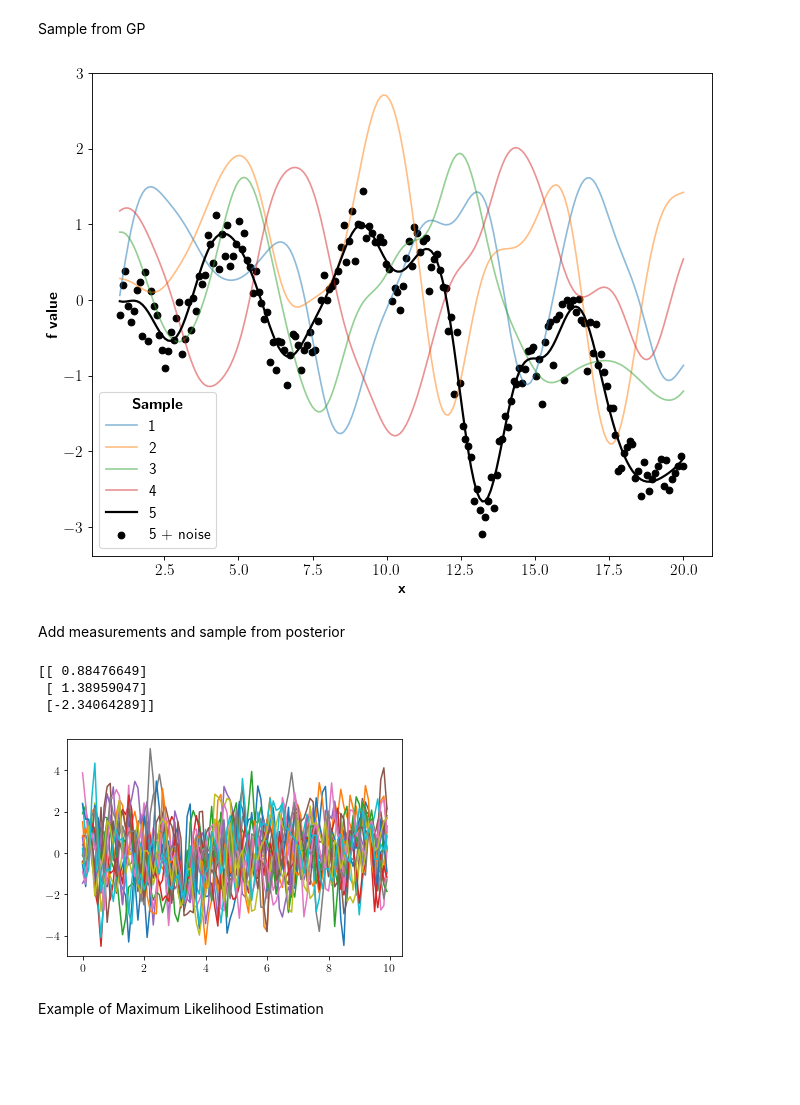
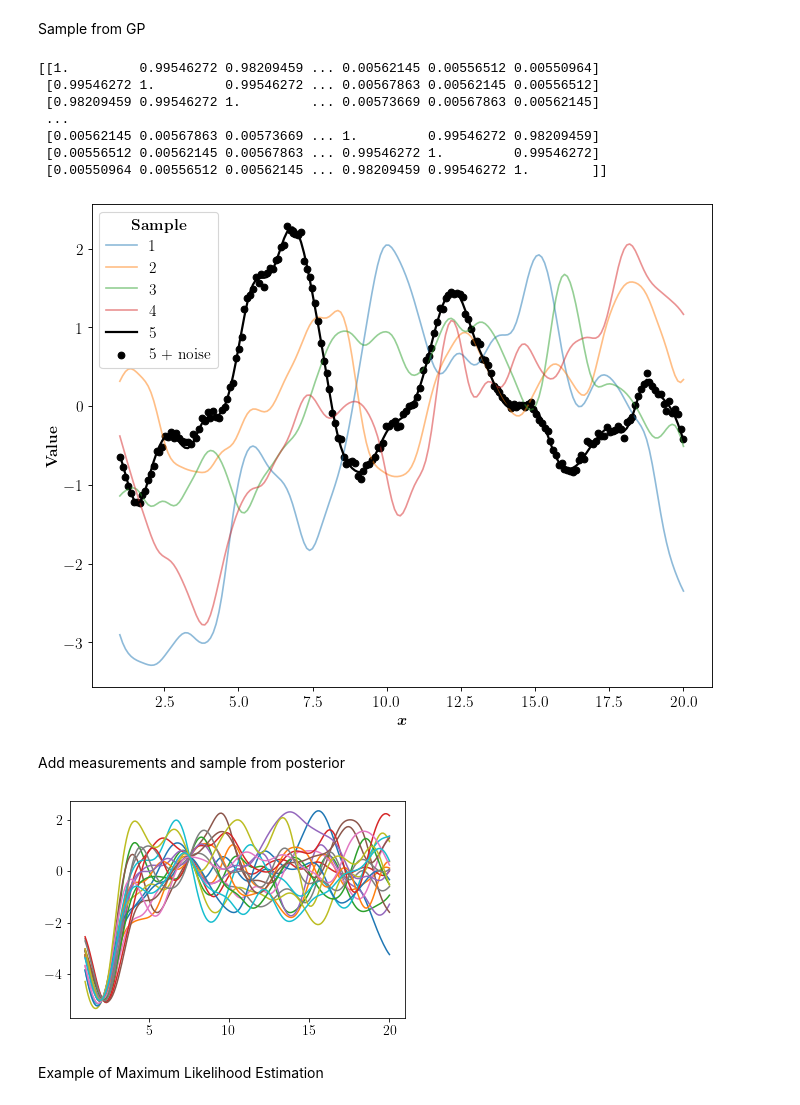
Before and after one commit to sooogzzz/GPnotebook, a Jupyter notebook: refractored_code.ipynb, the cells around one changed output. Drawn from its saved outputs; the diff is of its cells as text; code cells hidden in the pictures; blank space fills up the shorter version.

```diff
--- a/refractored_code.ipynb
+++ b/refractored_code.ipynb
@@ -202,60 +439,66 @@ x = np.linspace(xmin,xmax,n).reshape(-1,1)
 
 # define hyps
 a = 1
+alpha = 1
 d = 1
 
-Kx = Kexp([a,d],x,x)
+Kx = Krq([a,alpha,d],x,x)
 sqrtKx = np.real( la.sqrtm(Kx) )
 
-y = np.random.normal(0,1, (1,n)) @ sqrtKx # draw from gp
+y = (np.random.normal(0,1, (1,n)) @ sqrtKx).reshape(-1,1) # draw from gp
+# %%
+print(Kx)
+# %% [output]
+[[1.         0.99546272 0.98209459 ... 0.00562145 0.00556512 0.00550964]
+ [0.99546272 1.         0.99546272 ... 0.00567863 0.00562145 0.00556512]
+ [0.98209459 0.99546272 1.         ... 0.00573669 0.00567863 0.00562145]
+ ...
+ [0.00562145 0.00567863 0.00573669 ... 1.         0.99546272 0.98209459]
+ [0.00556512 0.00562145 0.00567863 ... 0.99546272 1.         0.99546272]
+ [0.00550964 0.00556512 0.00562145 ... 0.98209459 0.99546272 1.        ]]
 # %%
-sig = 0.25
+sig = 0.05
 plt.figure(figsize=(10,8), dpi = 80)
 for i in range(6):
     if i<4:
-        y = np.random.normal(0,1, (1,n)) @ sqrtKx # draw from gp
-        plt.plot(x,y.reshape(-1,1), label = f'{i+1}', alpha = 0.5)
+        y = (np.random.normal(0,1, (1,n)) @ sqrtKx).reshape(-1,1) # draw from gp
+        plt.plot(x,y, label = f'{i+1}', alpha = 0.5)
     elif i == 4:
-        y = np.random.normal(0,1, (1,n)) @ sqrtKx # draw from gp
-        plt.plot(x,y.reshape(-1,1), label = f'{i+1}', alpha = 1, linewidth= 2, color = 'k')
+        y = (np.random.normal(0,1, (1,n)) @ sqrtKx).reshape(-1,1) # draw from gp
+        plt.plot(x,y, label = f'{i+1}', alpha = 1, linewidth= 2, color = 'k')
     else:
-        y_noise = y + np.random.normal(0,sig, (1,n) )   # draw from gp with noise
-        plt.scatter(x,y_noise.reshape(-1,1), label = f'{i} + noise', alpha = 1, color = 'k')
+        y_noise = (y + np.random.normal(0,sig, (n,1) ))   # draw from gp with noise
+        plt.scatter(x,y_noise, label = f'{i} + noise', alpha = 1, color = 'k')
 
 plt.legend(title = r'\textbf{Sample}')
-plt.ylabel(r'\textbf{f value}')
-plt.xlabel(r'\textbf{x}')
+plt.ylabel(r'\textbf{Value}')
+plt.xlabel(r'\boldmath$x$')
 plt.show()
 # %% [output]
-[figure, old version]
+[figure, new version]
 # %% [markdown]
 Add measurements and sample from posterior
 # %%
 M = 3
 x_meas = 10*np.random.rand(M,1)
 y_meas = 10*(np.random.rand(M,1) - 0.5)
-print(y_meas)
 
-K_x_meas = Kexp([a,l],x_meas,x_meas)
+K_x_meas = Kexp([a,d],x_meas,x_meas)
 
-K_x_joint = Kexp([a,l],x,x_meas)
+K_x_joint = Kexp([a,d],x,x_meas)
 
 mu_post = K_x_joint@np.linalg.inv(K_x_meas)@y_meas
-K_post = K_x - K_x_joint@np.linalg.inv(K_x_meas)@K_x_joint.T
+K_post = Kx - K_x_joint@np.linalg.inv(K_x_meas)@K_x_joint.T
 std_post = np.sqrt(np.diag(K_post))
 
 sqrtK = np.real(scipy.linalg.sqrtm(K_post))
-# %% [output]
-[[ 0.88476649]
- [ 1.38959047]
- [-2.34064289]]
 # %%
 for i in range(20):
-    w = np.random.randn(N,1)
-    f = sqrtK@w + mu_post
+    w = np.random.randn(1,n)
+    f = (w@sqrtK).reshape(-1,1) + mu_post
     plt.plot(x,f)
 # %% [output]
-[figure, old version]
+[figure, new version]
 # %% [markdown]
 Example of Maximum Likelihood Estimation
 # %%
```
Also changed, not shown: parts of 10 cells of this notebook.
